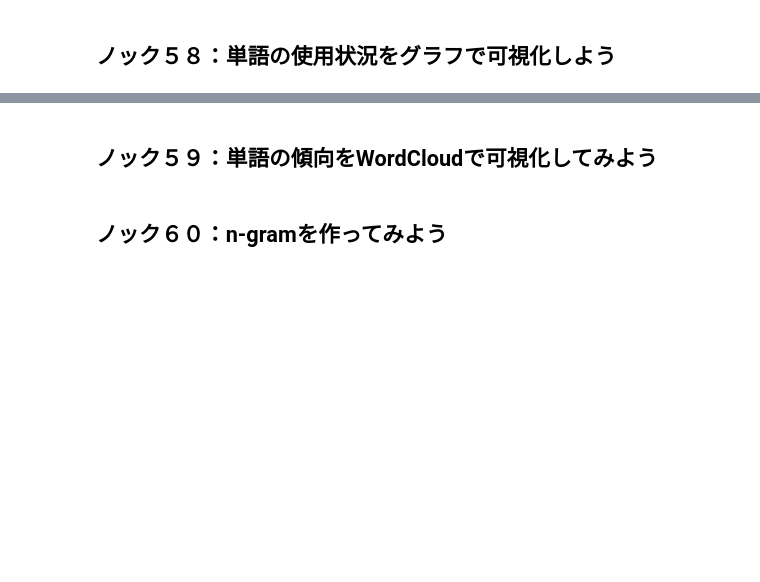
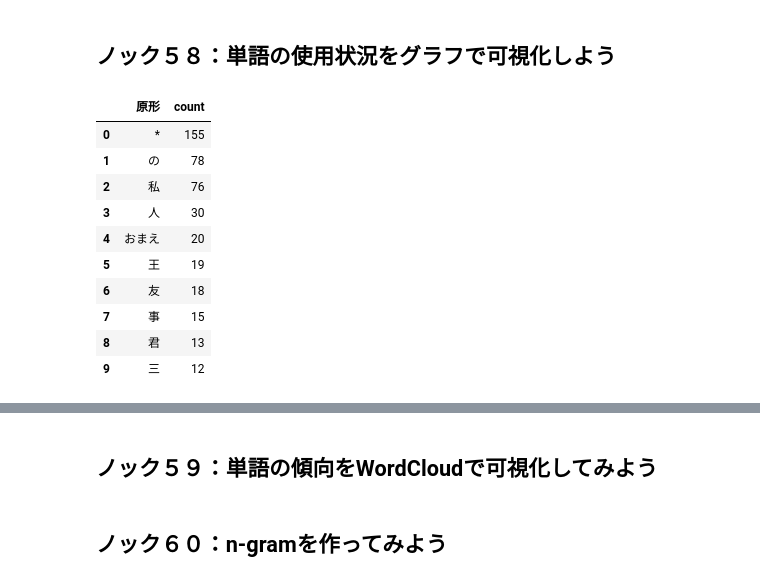
Before and after one commit to winuim/python-process-visualization-100, a Jupyter notebook: chapter-4/src/chapter-4.ipynb, the cells around one changed output, grey strips where cells are left out. Cells and saved outputs as stored; diff of their text form; code cells hidden in the pictures; blank space fills up the shorter version.

```diff
--- a/chapter-4/src/chapter-4.ipynb
+++ b/chapter-4/src/chapter-4.ipynb
@@ -311,3 +311,20 @@ display(verb.head())
 | 13 | ゃちぼうぎゃく | 名詞 | 固有名詞 | 組織 | * | * | * | * | None | None |
 # %% [markdown]
 ## ノック５８：単語の使用状況をグラフで可視化しよう
+# %%
+count = noun.groupby("原形").size().sort_values(ascending=False)
+count.name = "count"
+count = count.reset_index().head(10)
+count
+# %% [output]
+|  | 原形 | count |
+| 0 | * | 155 |
+| 1 | の | 78 |
+| 2 | 私 | 76 |
+| 3 | 人 | 30 |
+| 4 | おまえ | 20 |
+| 5 | 王 | 19 |
+| 6 | 友 | 18 |
+| 7 | 事 | 15 |
+| 8 | 君 | 13 |
+| 9 | 三 | 12 |
```
Also changed, not shown: parts of 1 cell of this notebook.
